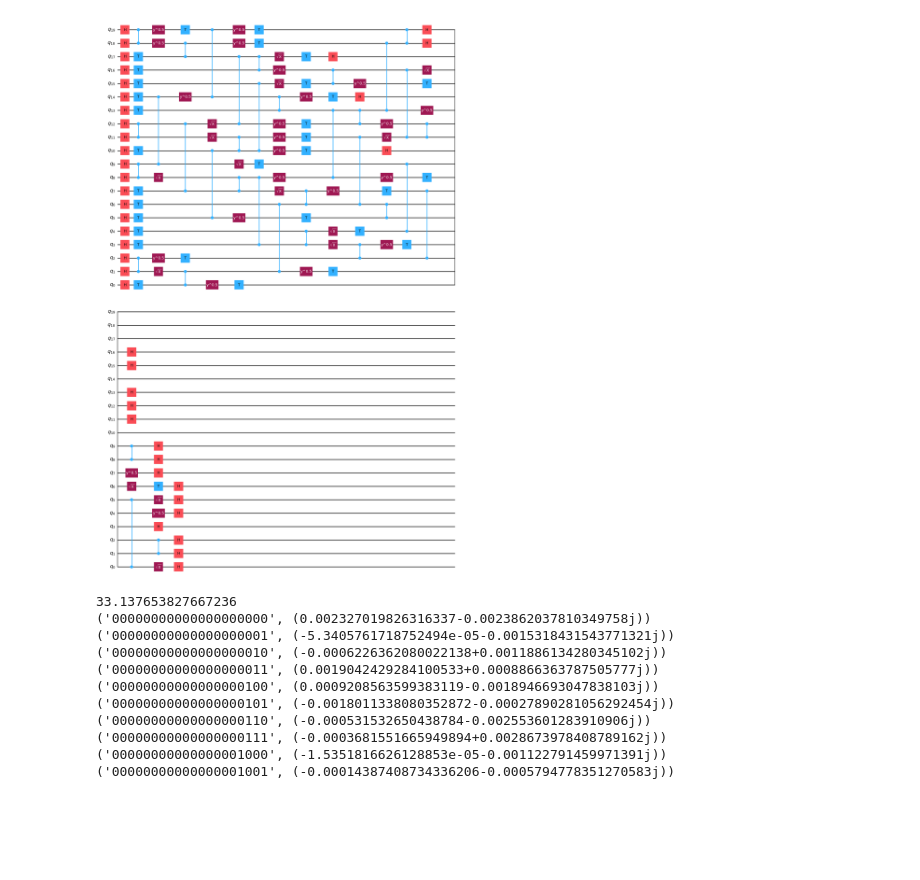
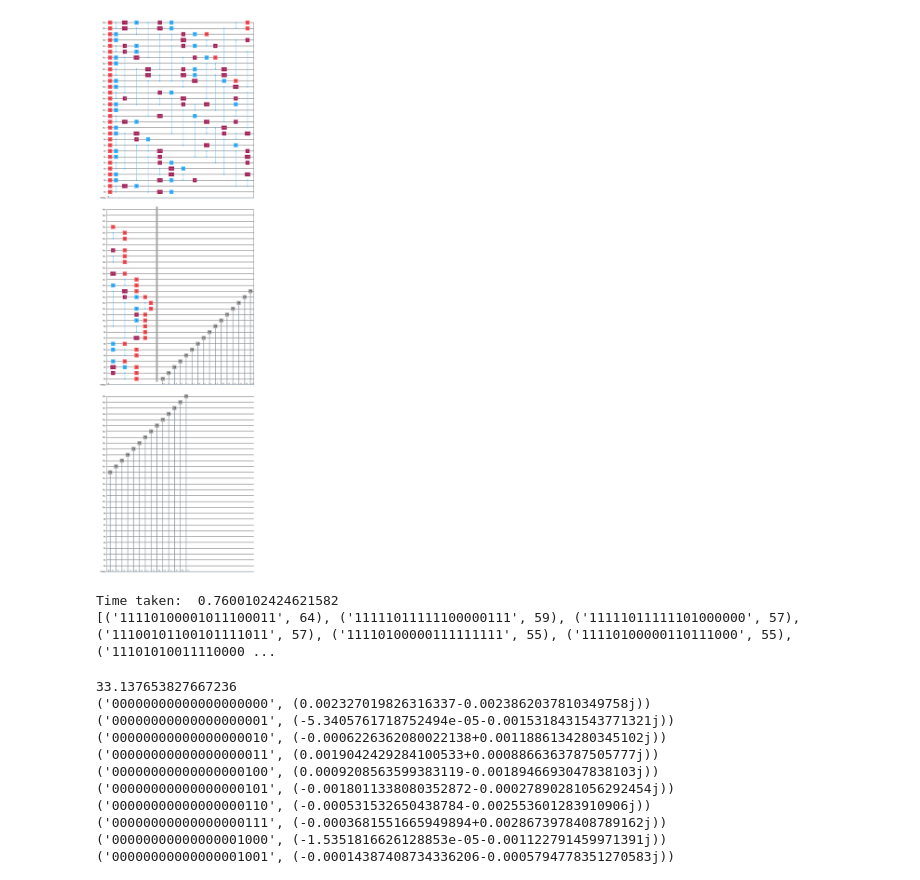
Before and after one commit to jokteur/qc-project5, a Jupyter notebook: test.ipynb, the cells around one changed output. Cells and saved outputs as stored; diff of their text form; code cells hidden in the pictures; blank space fills up the shorter version.

```diff
--- a/test.ipynb
+++ b/test.ipynb
@@ -5,41 +5,41 @@ from qiskit import QuantumCircuit
 from qiskit.circuit.library import YGate
 from qiskit.quantum_info import Statevector
 
-path = "GRCS/inst/rectangular/cz_v2/4x5/inst_4x5_10_0.txt"
+path = "GRCS/inst/rectangular/cz_v2/5x6/inst_5x6_10_0.txt"
 
 with open(path, 'r') as file:
     nqubits = int(file.readline())
 
     qc = QuantumCircuit(nqubits)
     for line in file:
         cycle, gate, *qubits = line.split()
         target = nqubits - 1 - int(qubits[0])
         if len(qubits) > 1:
             control = nqubits - 1 - int(qubits[1])
         if gate == 'h':
             qc.h(target)
         elif gate == 'x':
             qc.x(target)
         elif gate == 'y':
             qc.y(target)
         elif gate == 'z':
             qc.z(target)
         elif gate == 't':
             qc.t(target)
         elif gate == "x_1_2":
             qc.sx(target)
         elif gate == "y_1_2":
             qc.append(YGate().power(1/2), [target])
         elif gate == 'cz':
             qc.cz(control, target)
         elif gate == 'cx':
             qc.cx(control, target)
 
-# qc.measure_all()
-qc.draw(output='mpl', reverse_bits=True)
+qc.measure_all()
+# qc.draw(output='mpl', reverse_bits=True)
 # Circuits are inverse on qiskit
 # %% [output]
-[figure, old version]
+[figure, new version]
 # %%
 from qiskit_aer import QasmSimulator, AerSimulator, StatevectorSimulator
 from qiskit import transpile
@@ -47,7 +47,7 @@ from qiskit.visualization import plot_histogram
 import time
 
 simulator = QasmSimulator()
-simulator = AerSimulator(method="statevector")
+simulator = AerSimulator()
 # simulator = StatevectorSimulator()
 circ = transpile(qc, simulator)
 start = time.time()
@@ -57,8 +57,11 @@ print("Time taken: ", end-start)
 
 counts = result.get_counts()
 counts_ordered = sorted(counts.items(), key=lambda x: x[1], reverse=True)
-print(counts_ordered)
+print(counts_ordered[:10])
 # plot_histogram(result.get_counts(), figsize=(10, 5))
+# %% [output]
+Time taken:  0.7600102424621582
+[('11110100001011100011', 64), ('11111011111100000111', 59), ('11111011111101000000', 57), ('11100101100101111011', 57), ('11110100000111111111', 55), ('11110100000110111000', 55), ('11101010011110000 ...
 # %%
 import time
 start = time.time()
```
Also changed, not shown: 10 other files.
